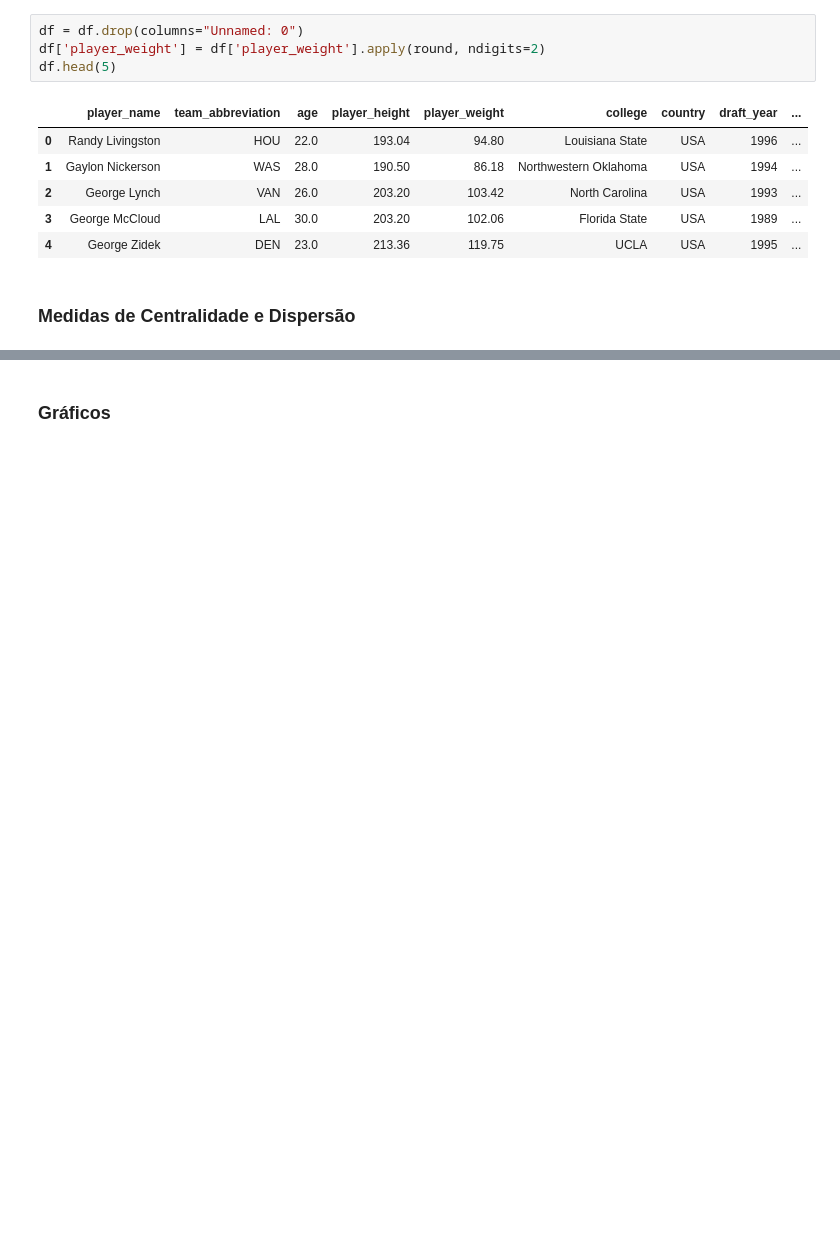
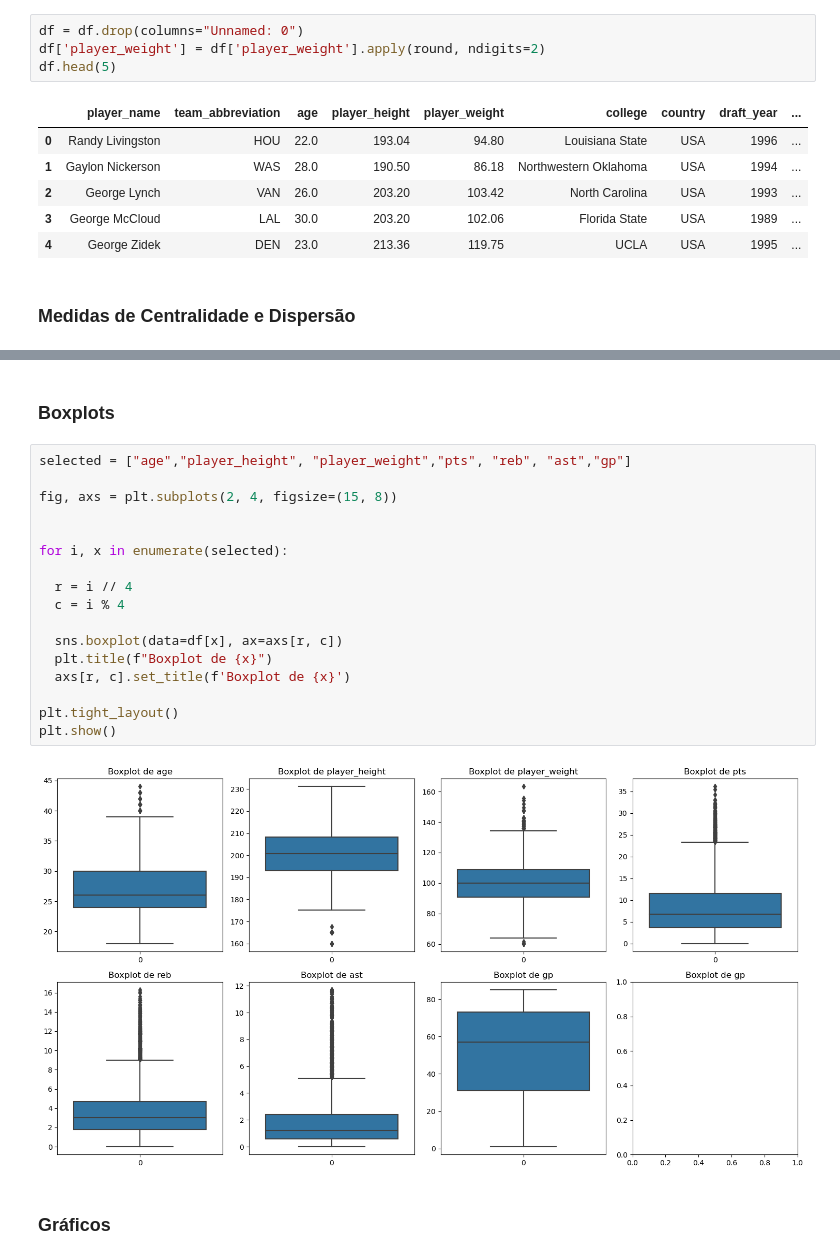
Before and after one commit to geovatatsuga/icd, a Jupyter notebook: main.ipynb, the cells around one changed output, grey strips where cells are left out. Saved outputs shown, nothing was run; the diff lists cells and outputs as text; blank space fills up the shorter version.

Commit message:
Boxplots

```diff
--- a/main.ipynb
+++ b/main.ipynb
@@ -69,6 +69,27 @@ df.describe()
 | 50% | 26.000000 | 200.660000 | 99.790240 | 57.000000 | 6.700000 | 3.000000 | 1.200000 | -1.300000 | 0.040000 | ... |
 | 75% | 30.000000 | 208.280000 | 108.862080 | 73.000000 | 11.500000 | 4.700000 | 2.400000 | 3.200000 | 0.083000 | ... |
 | max | 44.000000 | 231.140000 | 163.293120 | 85.000000 | 36.100000 | 16.300000 | 11.700000 | 300.000000 | 1.000000 | ... |
+# %% [markdown]
+### Boxplots
+# %%
+selected = ["age","player_height", "player_weight","pts", "reb", "ast","gp"]
+
+fig, axs = plt.subplots(2, 4, figsize=(15, 8))
+
+
+for i, x in enumerate(selected):
+
+  r = i // 4
+  c = i % 4
+
+  sns.boxplot(data=df[x], ax=axs[r, c])
+  plt.title(f"Boxplot de {x}")
+  axs[r, c].set_title(f'Boxplot de {x}')
+
+plt.tight_layout()
+plt.show()
+# %% [output]
+[figure, added]
 # %% [markdown]
 ### Gráficos
 # %%
```
Also changed, not shown: parts of 2 cells of this notebook.
